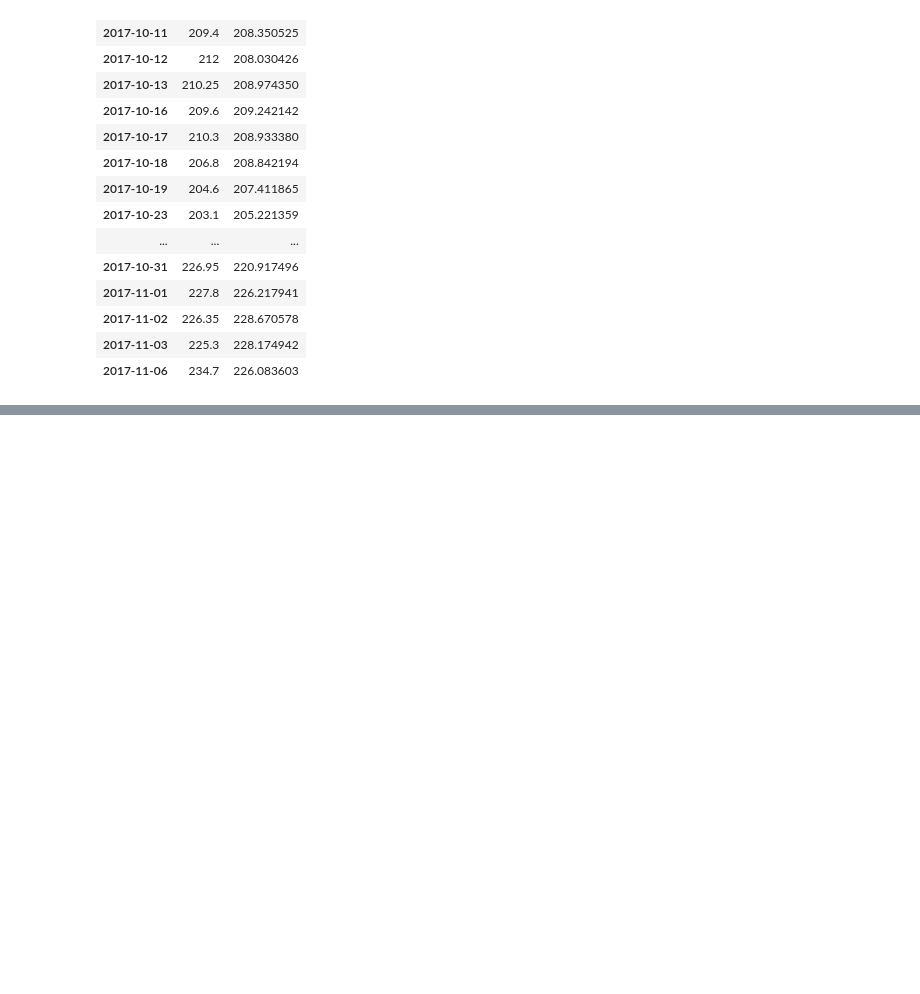
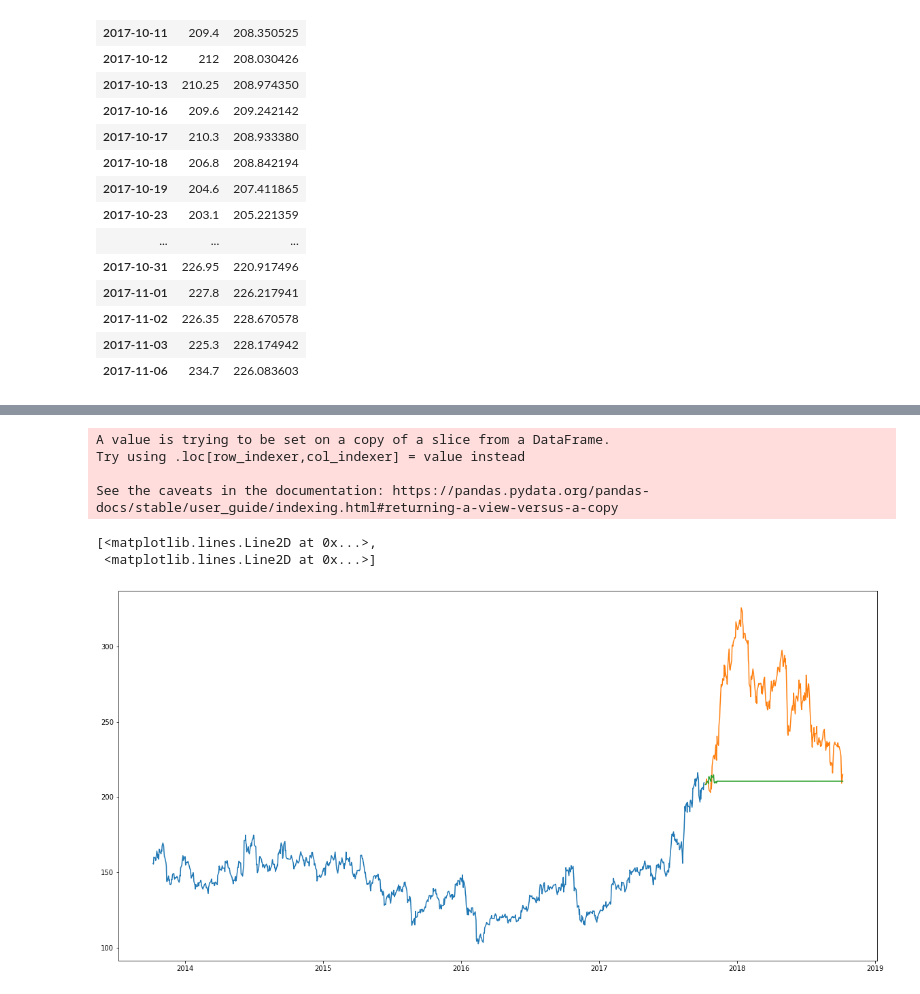
Before and after one commit to aryan4avj/Stock-Analysis-and-Prediction, a Jupyter notebook: stock_market_project.ipynb, the cells around one changed output, grey strips where cells are left out. Drawn from its saved outputs; the diff is of its cells as text; code cells hidden in the pictures; blank space fills up the shorter version.

```diff
--- a/stock_market_project.ipynb
+++ b/stock_market_project.ipynb
@@ -366,0 +377,7 @@ valid_data.head(20)
+# %%
+#this model is working teribly bad
+
+from sklearn.ensemble import GradientBoostingRegressor
+
+model = GradientBoostingRegressor(random_state=21, n_estimators=600)
+model.fit(x_train_data, y_train_data)
@@ -366,0 +394,28 @@ valid_data.head(20)
+# %%
+X_test=[]
+for i in range(60,inputs_data.shape[0]):
+    X_test.append(inputs_data[i-60:i,0])
+X_test=np.array(X_test)
+# %%
+X_test = X_test.reshape(248,60*1)
+predicted_closing_price=model.predict(X_test)
+# %%
+predicted_closing_price = predicted_closing_price.reshape(248,1)
+predicted_closing_price=scaler.inverse_transform(predicted_closing_price)
+# %%
+# compare = pd.DataFrame({'Prediction': predictions, 'Test Data' : Y_test})
+# compare.head(10)
+
+train_data=new_dataset[:987]
+valid_data=new_dataset[987:]
+valid_data['Predictions']=predicted_closing_price
+plt.plot(train_data["Close"])
+plt.plot(valid_data[['Close',"Predictions"]])
+# %% [output]
+A value is trying to be set on a copy of a slice from a DataFrame.
+Try using .loc[row_indexer,col_indexer] = value instead
+
+See the caveats in the documentation: https://pandas.pydata.org/pandas-docs/stable/user_guide/indexing.html#returning-a-view-versus-a-copy
+[<matplotlib.lines.Line2D at 0x...>,
+ <matplotlib.lines.Line2D at 0x...>]
+[figure, added]
```
Also changed, not shown: parts of 5 cells of this notebook.
